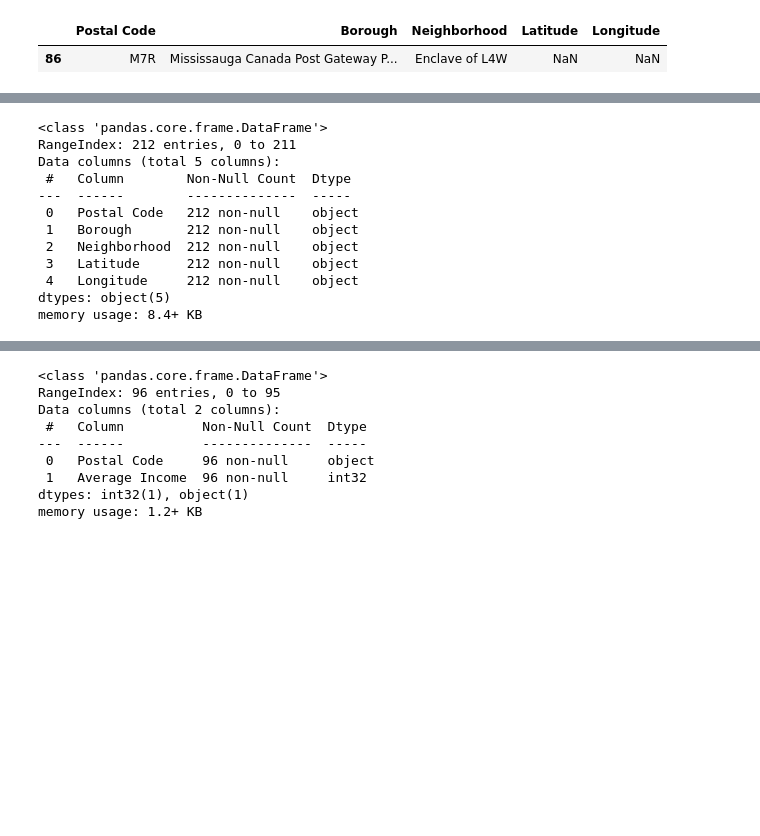
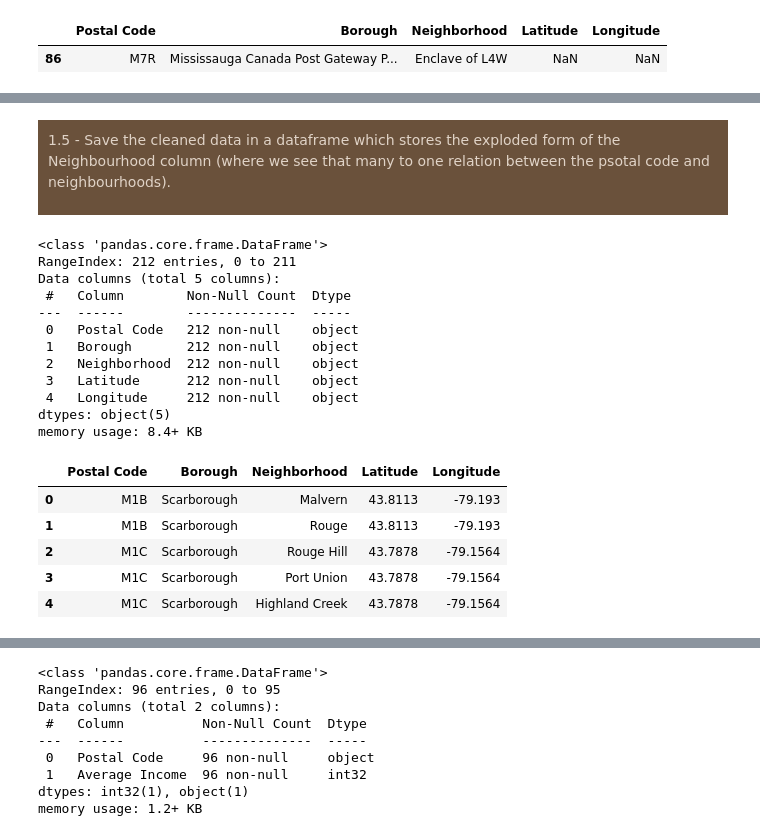
Before and after one commit to Dhruvi267/Market_segment, a Jupyter notebook: market-segmentationV3.ipynb, the cells around one changed output, grey strips where cells are left out. Saved outputs shown, nothing was run; the diff lists cells and outputs as text; code cells hidden in the pictures; blank space fills up the shorter version.

```diff
--- a/market-segmentationV3.ipynb
+++ b/market-segmentationV3.ipynb
@@ -184,22 +259,33 @@ memory usage: 4.0+ KB
+# %% [markdown]
+ <div style="background-color: #6a513b; padding: 10px;">
+  <p style="color: #e0d3c7;">1.5 - Save the cleaned data in a dataframe which stores the exploded form of the Neighbourhood column (where we see that many to one relation between the psotal code and neighbourhoods).</p>
+</div>
 # %%
 # Creating a Neighbourhood specific dataframe
 toronto_df_n = pd.DataFrame(toronto_df)
 
 # Split the strings in the third column and expand into separate rows
 toronto_df_n['Neighborhood'] = toronto_df_n['Neighborhood'].str.split('/')
 toronto_df_n = toronto_df_n.explode('Neighborhood').reset_index(drop=True)
 
 toronto_df_n.info()
+toronto_df_n.head()
 # %% [output]
 <class 'pandas.core.frame.DataFrame'>
 RangeIndex: 212 entries, 0 to 211
 Data columns (total 5 columns):
  #   Column        Non-Null Count  Dtype
 ---  ------        --------------  -----
  0   Postal Code   212 non-null    object
  1   Borough       212 non-null    object
  2   Neighborhood  212 non-null    object
  3   Latitude      212 non-null    object
  4   Longitude     212 non-null    object
 dtypes: object(5)
 memory usage: 8.4+ KB
+|  | Postal Code | Borough | Neighborhood | Latitude | Longitude |
+| 0 | M1B | Scarborough | Malvern | 43.8113 | -79.193 |
+| 1 | M1B | Scarborough | Rouge | 43.8113 | -79.193 |
+| 2 | M1C | Scarborough | Rouge Hill | 43.7878 | -79.1564 |
+| 3 | M1C | Scarborough | Port Union | 43.7878 | -79.1564 |
+| 4 | M1C | Scarborough | Highland Creek | 43.7878 | -79.1564 |
```
Also changed, not shown: parts of 24 cells of this notebook.
